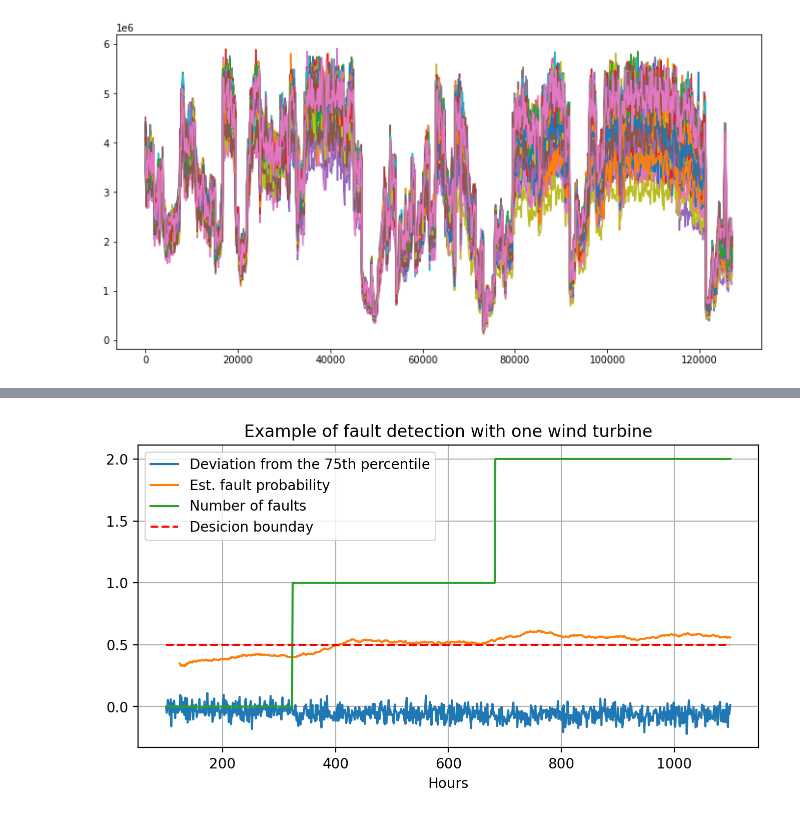
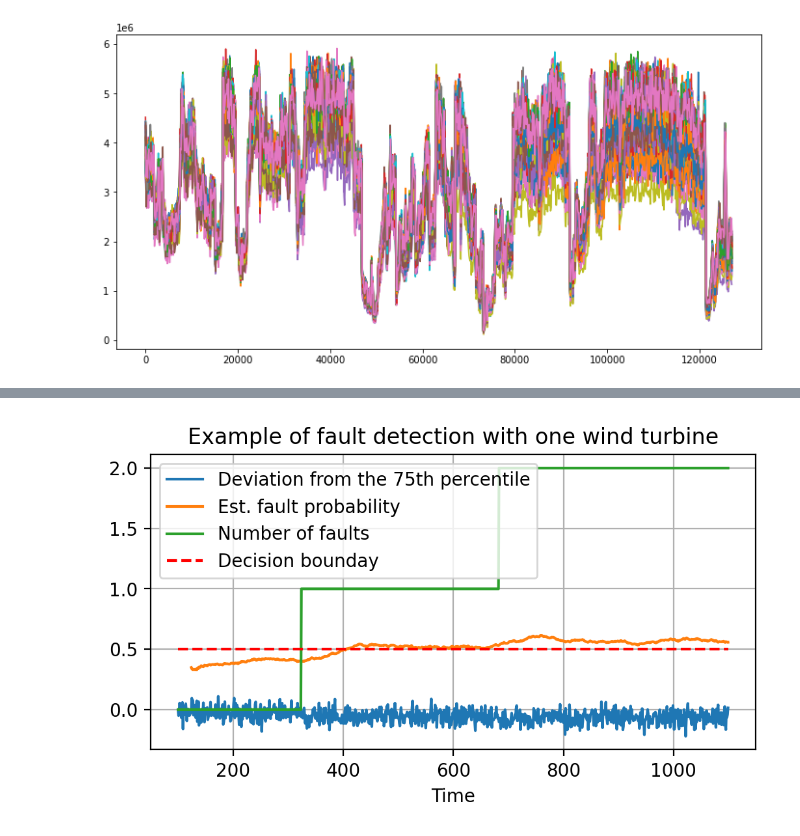
Before and after one commit to GPIG-B/Prototype, a Jupyter notebook: sensor_service/notebooks/Sandbox.ipynb, the cells around one changed output, grey strips where cells are left out. Saved outputs shown, nothing was run; the diff lists cells and outputs as text; code cells hidden in the pictures.

```diff
--- a/sensor_service/notebooks/Sandbox.ipynb
+++ b/sensor_service/notebooks/Sandbox.ipynb
@@ -131,34 +130,34 @@ plt.show()
 # %%
 dfm['fprob'] = sigmoid(dfm.dev)
 
 smoothed = (dfm
             .groupby('wt_id')
             .fprob
             # See: https://github.com/pandas-dev/pandas/issues/38523
             .apply(lambda x: x.rolling(100, min_periods=25).mean())
            )
 
 dfx = dfm.merge(smoothed, right_index=True, left_index=True, suffixes=('', '_avg'))
 
 #wt = dfx[dfm.wt_id == 'Turbine_017']
 wt = dfx[dfm.wt_id == 'Turbine_017']
 
 #wt = wt.rolling(10).mean()
 
-plt.figure(figsize=(8, 4), dpi=200)
+plt.figure(figsize=(6, 3), dpi=200)
 plt.plot(wt.ticks, wt.dev, label='Deviation from the 75th percentile')
 plt.plot(wt.ticks, wt.fprob_avg, label='Est. fault probability')
 plt.plot(wt.ticks, wt.nfaults, label='Number of faults')
-plt.hlines(0.5, min(wt.ticks), max(wt.ticks), linestyle='--', label='Desicion bounday', color='red')
+plt.hlines(0.5, min(wt.ticks), max(wt.ticks), linestyle='--', label='Decision bounday', color='red')
 
-plt.xlabel('Hours')
+plt.xlabel('Time')
 plt.title('Example of fault detection with one wind turbine')
 
 plt.legend()
 
 plt.grid()
 # %% [output]
-[figure, old version]
+[figure, new version]
 # %%
 dfx
 # %% [output]
```
Also changed, not shown: parts of 3 cells of this notebook, 17 other files.
